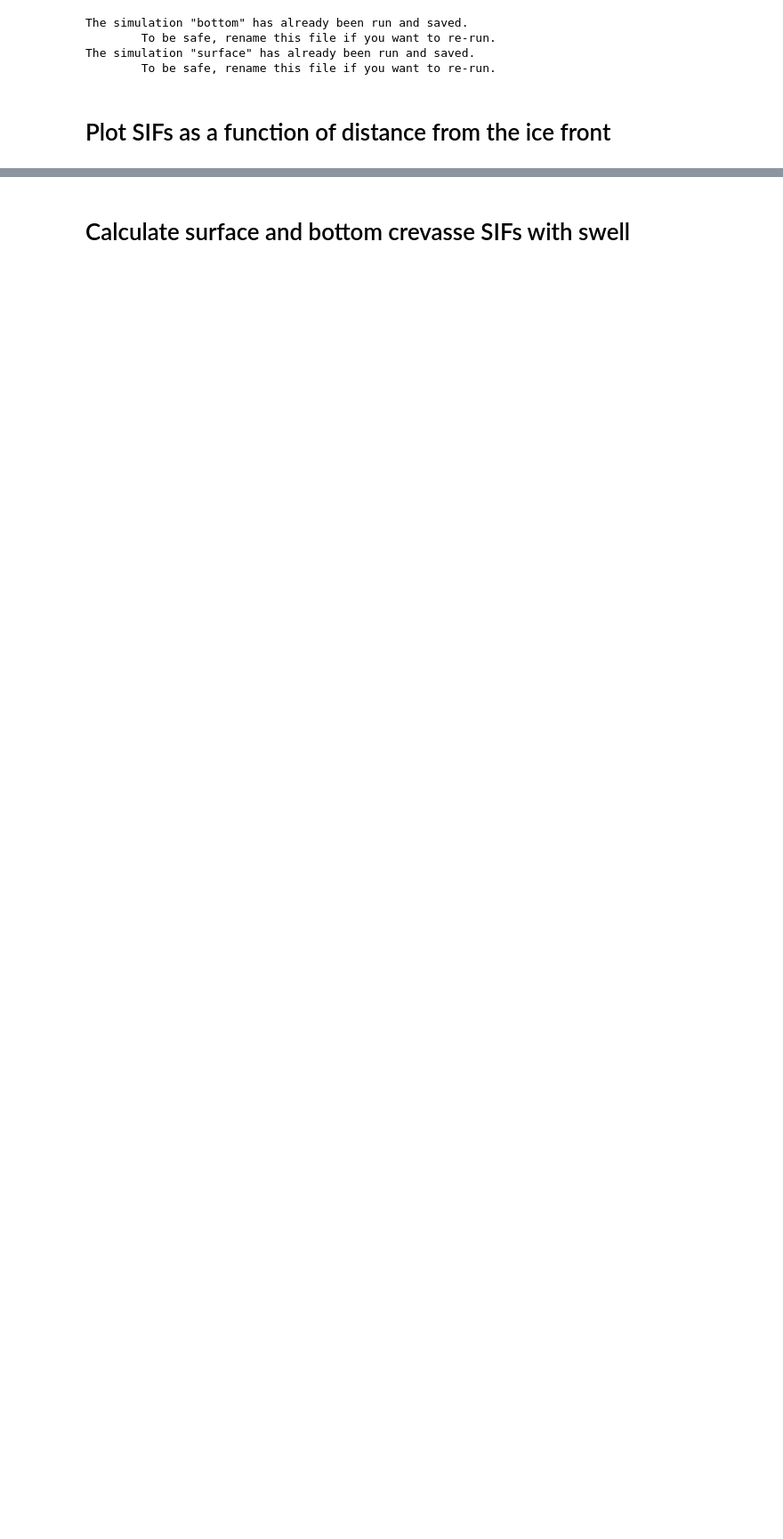
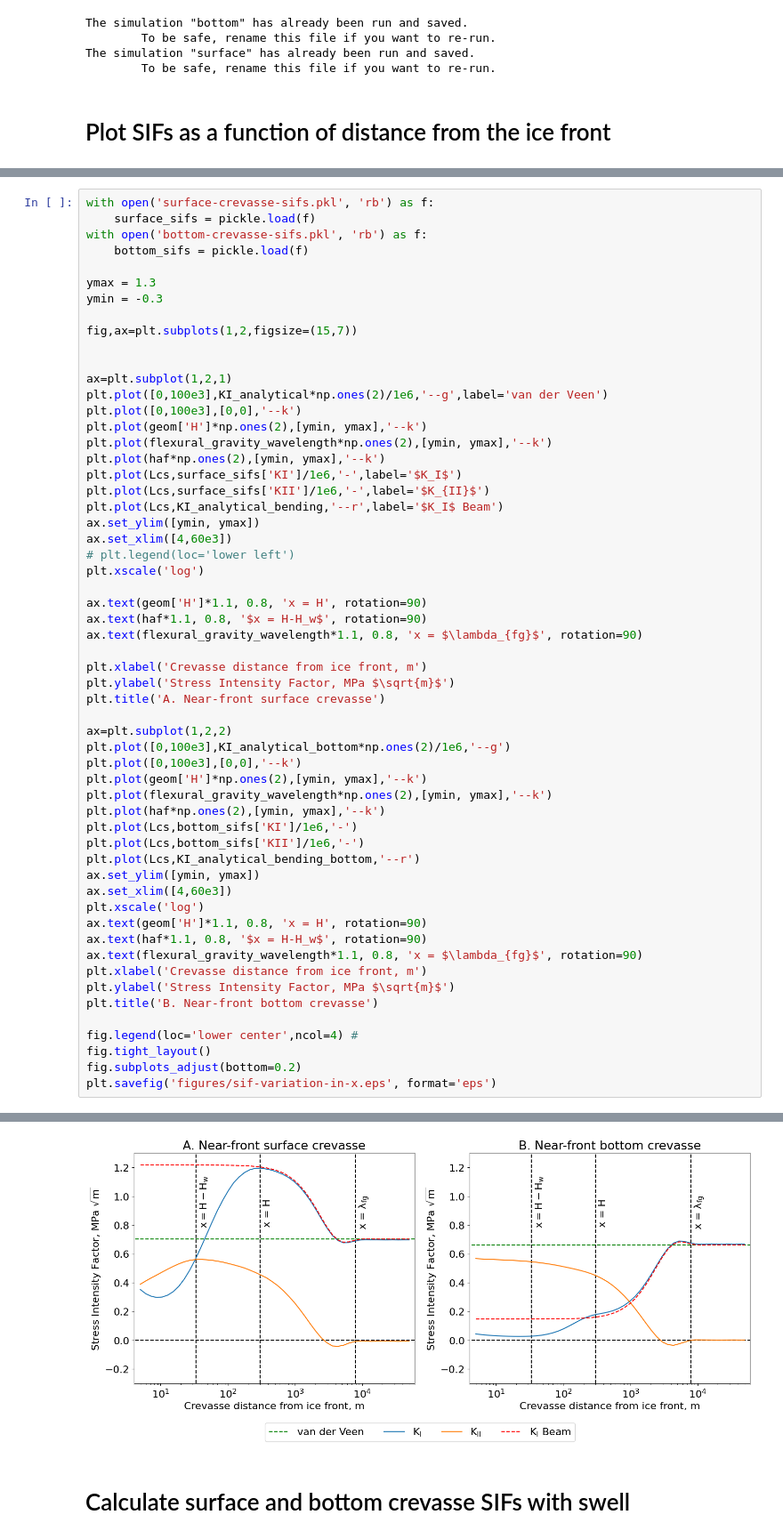
Before and after one commit to bradlipovsky/crevasserator, a Jupyter notebook: crevasse-model-parameter-space.ipynb, the cells around one changed output, grey strips where cells are left out. Shown: that part at 89% size. Saved outputs shown, nothing was run; the diff lists cells and outputs as text; blank space fills up the shorter version.

```diff
--- a/crevasse-model-parameter-space.ipynb
+++ b/crevasse-model-parameter-space.ipynb
@@ -177,0 +126,58 @@ Text(0.5, 1.0, 'B. Near-front bottom crevasse')
+# %%
+with open('surface-crevasse-sifs.pkl', 'rb') as f:
+    surface_sifs = pickle.load(f)
+with open('bottom-crevasse-sifs.pkl', 'rb') as f:
+    bottom_sifs = pickle.load(f)
+
+ymax = 1.3
+ymin = -0.3
+
+fig,ax=plt.subplots(1,2,figsize=(15,7))
+
+
+ax=plt.subplot(1,2,1)
+plt.plot([0,100e3],KI_analytical*np.ones(2)/1e6,'--g',label='van der Veen')
+plt.plot([0,100e3],[0,0],'--k')
+plt.plot(geom['H']*np.ones(2),[ymin, ymax],'--k')
+plt.plot(flexural_gravity_wavelength*np.ones(2),[ymin, ymax],'--k')
+plt.plot(haf*np.ones(2),[ymin, ymax],'--k')
+plt.plot(Lcs,surface_sifs['KI']/1e6,'-',label='$K_I$')
+plt.plot(Lcs,surface_sifs['KII']/1e6,'-',label='$K_{II}$')
+plt.plot(Lcs,KI_analytical_bending,'--r',label='$K_I$ Beam')
+ax.set_ylim([ymin, ymax])
+ax.set_xlim([4,60e3])
+# plt.legend(loc='lower left')
+plt.xscale('log')
+
+ax.text(geom['H']*1.1, 0.8, 'x = H', rotation=90)
+ax.text(haf*1.1, 0.8, '$x = H-H_w$', rotation=90)
+ax.text(flexural_gravity_wavelength*1.1, 0.8, 'x = $\lambda_{fg}$', rotation=90)
+
+plt.xlabel('Crevasse distance from ice front, m')
+plt.ylabel('Stress Intensity Factor, MPa $\sqrt{m}$')
+plt.title('A. Near-front surface crevasse')
+
+ax=plt.subplot(1,2,2)
+plt.plot([0,100e3],KI_analytical_bottom*np.ones(2)/1e6,'--g')
+plt.plot([0,100e3],[0,0],'--k')
+plt.plot(geom['H']*np.ones(2),[ymin, ymax],'--k')
+plt.plot(flexural_gravity_wavelength*np.ones(2),[ymin, ymax],'--k')
+plt.plot(haf*np.ones(2),[ymin, ymax],'--k')
+plt.plot(Lcs,bottom_sifs['KI']/1e6,'-')
+plt.plot(Lcs,bottom_sifs['KII']/1e6,'-')
+plt.plot(Lcs,KI_analytical_bending_bottom,'--r')
+ax.set_ylim([ymin, ymax])
+ax.set_xlim([4,60e3])
+plt.xscale('log')
+ax.text(geom['H']*1.1, 0.8, 'x = H', rotation=90)
+ax.text(haf*1.1, 0.8, '$x = H-H_w$', rotation=90)
+ax.text(flexural_gravity_wavelength*1.1, 0.8, 'x = $\lambda_{fg}$', rotation=90)
+plt.xlabel('Crevasse distance from ice front, m')
+plt.ylabel('Stress Intensity Factor, MPa $\sqrt{m}$')
+plt.title('B. Near-front bottom crevasse')
+
+fig.legend(loc='lower center',ncol=4) #
+fig.tight_layout()
+fig.subplots_adjust(bottom=0.2)
+plt.savefig('figures/sif-variation-in-x.eps', format='eps')
+# %% [output]
@@ -178,3 +186,4 @@ Text(0.5, 1.0, 'B. Near-front bottom crevasse')
+[figure, added]
 # %% [markdown]
 # Calculate surface and bottom crevasse SIFs with swell
 # %%
```
Also changed, not shown: parts of 7 cells of this notebook, 5 other files.
